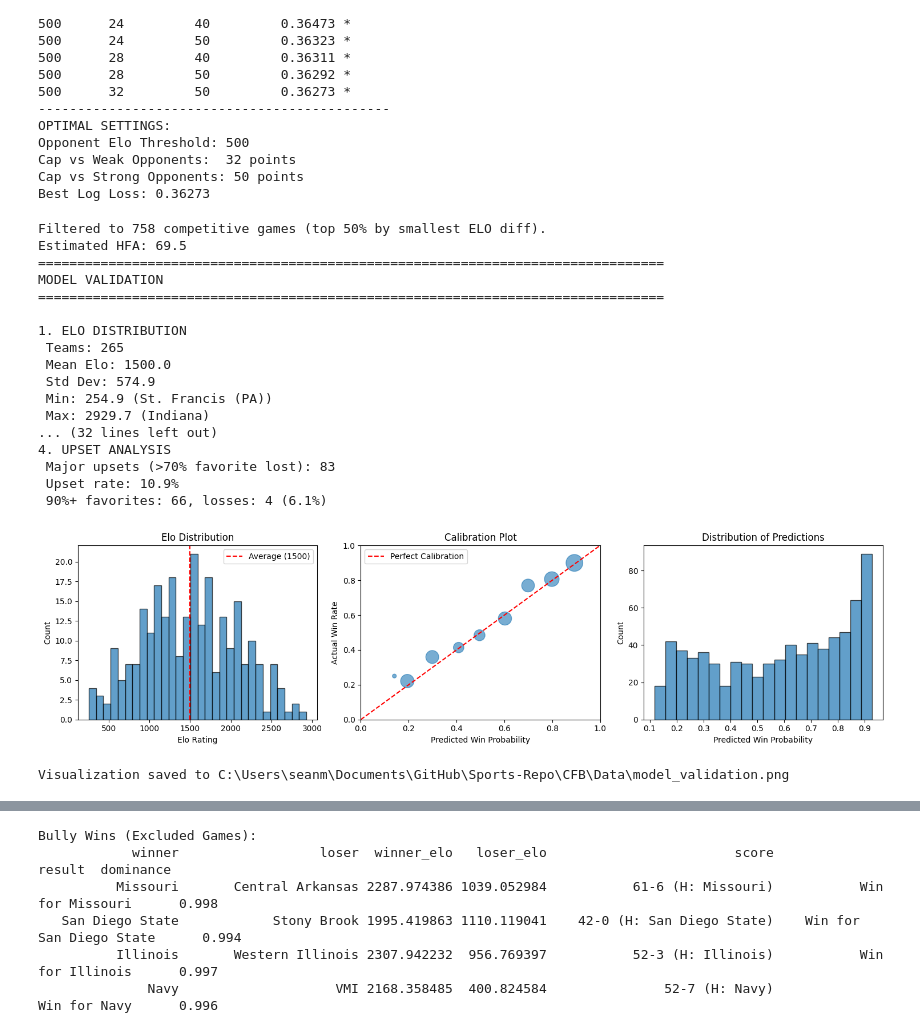
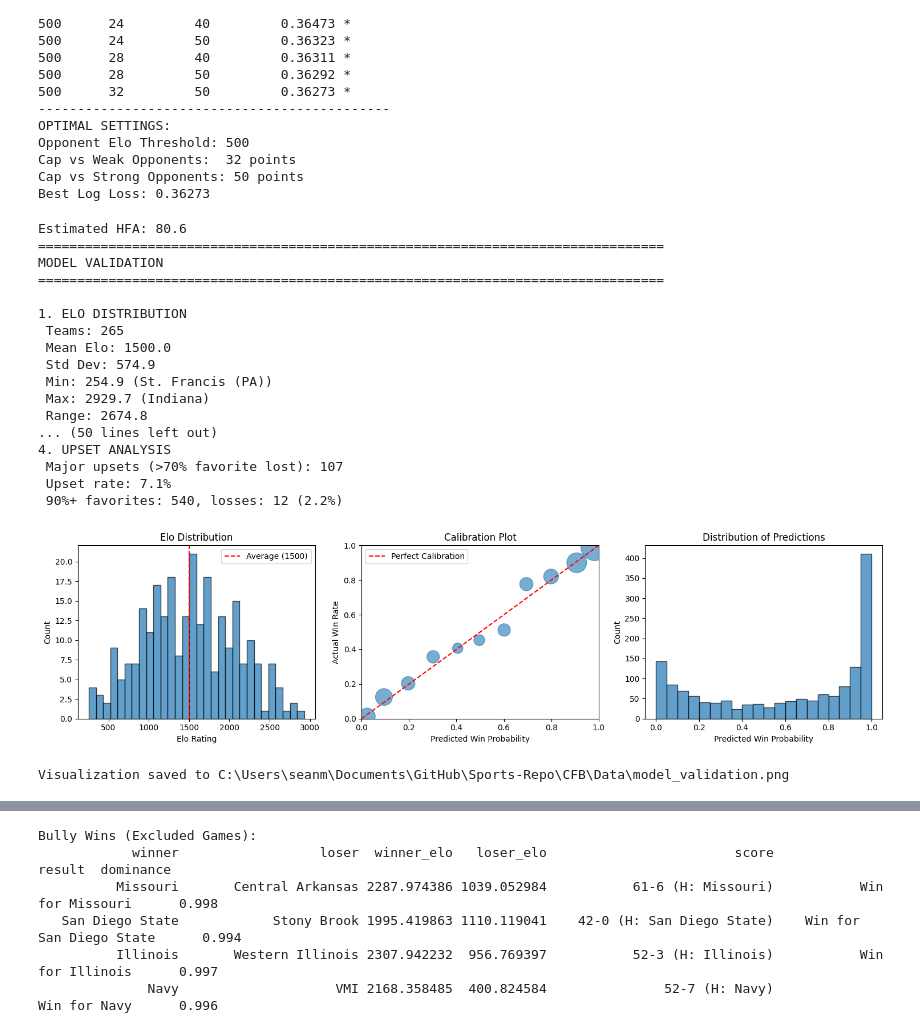
Before and after one commit to sohnmeiss/Sports-Repo, a Jupyter notebook: CFB/SRC/Total Game Stats 2025 v2.ipynb, the cells around one changed output, grey strips where cells are left out. Drawn from its saved outputs; the diff is of its cells as text; code cells hidden in the pictures.

```diff
--- a/CFB/SRC/Total Game Stats 2025 v2.ipynb
+++ b/CFB/SRC/Total Game Stats 2025 v2.ipynb
@@ -911,8 +915,8 @@ if 'startDate' in df_games.columns:
     df_games['startDate'] = pd.to_datetime(df_games['startDate'])
 
 # ENTER GAME TO ANALYZE
-team_of_interest = 'Alabama'
-opponent_of_interest = 'Georgia'
+team_of_interest = 'Miami'
+opponent_of_interest = 'Louisville'
 game_number = 1 # Which occurrence (1 = first meeting, 2 = second meeting, etc.)
 
 # Find the game row
@@ -1612,11 +1616,6 @@ teams_out = f'{data_path}\\cfb_elo_rankings_2025.csv'
 # Load Data
 df_games = pd.read_csv(games_out)
 df_teams = pd.read_csv(teams_out)
-
-# Filter to top 50% competitive games (smallest ELO differences)
-df_games['elo_diff'] = abs(df_games['home_elo'] - df_games['away_elo'])
-df_games = df_games.sort_values('elo_diff').head(int(len(df_games) * 0.5)).copy()
-print(f"Filtered to {len(df_games)} competitive games (top 50% by smallest ELO diff).")
 
 # Recalculate HFA from df_games (matches original pre-flight calculation)
 home_acts = []
@@ -1675,6 +1674,50 @@ for _, row in df_games.iterrows():
 print(f" Games: {total}")
 print(f" Correct predictions: {correct}")
 print(f" Accuracy: {correct/total:.1%}")
+
+# -----------------------------------------------------------------------------
+# 2b. SAVE GAME-BY-GAME PREDICTIONS
+# -----------------------------------------------------------------------------
+
+# Build predictions dataframe
+pred_df = df_games[['startDate', 'homeTeam', 'awayTeam', 'homePoints', 'awayPoints',
+                     'home_elo', 'away_elo', 'neutralSite', 'dominance']].copy()
+
+pred_df['pred_home_win_prob'] = [p for p, a in predictions]
+pred_df['actual_home_win'] = [a for p, a in predictions]
+pred_df['predicted_winner'] = pred_df.apply(
+    lambda row: row['homeTeam'] if row['pred_home_win_prob'] > 0.5 else row['awayTeam'], axis=1
+)
+pred_df['actual_winner'] = pred_df.apply(
+    lambda row: row['homeTeam'] if row['homePoints'] > row['awayPoints'] else row['awayTeam'], axis=1
+)
+pred_df['correct'] = pred_df['predicted_winner'] == pred_df['actual_winner']
+pred_df['prediction_error'] = abs(pred_df['pred_home_win_prob'] - pred_df['actual_home_win'])
+pred_df['surprise_factor'] = pred_df.apply(
+    lambda row: row['pred_home_win_prob'] if row['actual_home_win'] == 0 else (1 - row['pred_home_win_prob']), axis=1
+)
+
+# Sort by surprise factor (biggest upsets first)
+pred_df = pred_df.sort_values('surprise_factor', ascending=False)
+
+# Save to CSV
+pred_df.to_csv(f'{data_path}\\cfb_predictions_2025.csv', index=False)
+print(f"\nGame-by-game predictions saved to {data_path}\\cfb_predictions_2025.csv")
+
+# Show biggest upsets
+print(f"\nTop 10 Biggest Upsets:")
+print(f"{'Date':<12} {'Winner':<20} {'Loser':<20} {'Score':<10} {'Upset Prob':>10}")
+print("-" * 75)
+for _, row in pred_df.head(10).iterrows():
+    winner = row['actual_winner']
+    loser = row['homeTeam'] if winner == row['awayTeam'] else row['awayTeam']
+    if row['homePoints'] > row['awayPoints']:
+        score = f"{int(row['homePoints'])}-{int(row['awayPoints'])}"
+    else:
+        score = f"{int(row['awayPoints'])}-{int(row['homePoints'])}"
+    date_str = str(row['startDate'])[:10] if pd.notna(row['startDate']) else "N/A"
+    print(f"{date_str:<12} {winner:<20} {loser:<20} {score:<10} {row['surprise_factor']:>10.1%}")
+
 # -----------------------------------------------------------------------------
 # 3. CALIBRATION ANALYSIS
 # -----------------------------------------------------------------------------
@@ -1700,6 +1743,12 @@ for bucket in sorted(buckets.keys()):
     print(f" {bucket:<10.1f} {b['count']:<8} {pred_avg:<10.3f} {actual_avg:<12.3f} {diff:>+.3f}")
 mean_cal_error = sum(calibration_errors) / total
 print(f"\n Mean Calibration Error: {mean_cal_error:.3f}")
+# Log loss (better metric than calibration for small samples)
+log_loss_val = -np.mean([
+    actual * np.log(pred + 1e-10) + (1 - actual) * np.log(1 - pred + 1e-10)
+    for pred, actual in predictions
+])
+print(f"Log Loss: {log_loss_val:.4f}")
 # -----------------------------------------------------------------------------
 # 4. UPSET ANALYSIS
 # -----------------------------------------------------------------------------
@@ -1729,40 +1778,40 @@ counts = [buckets[b]['count'] for b in bucket_centers]
 axes[1].scatter(pred_avgs, actual_avgs, s=[c*3 for c in counts], alpha=0.6)
 axes[1].plot([0, 1], [0, 1], 'r--', label='Perfect Calibration')
 axes[1].set_xlabel('Predicted Win Probability')
 axes[1].set_ylabel('Actual Win Rate')
 axes[1].set_title('Calibration Plot')
 axes[1].legend()
 axes[1].set_xlim(0, 1)
 axes[1].set_ylim(0, 1)
 # Prediction distribution
 pred_probs = [p for p, a in predictions]
 axes[2].hist(pred_probs, bins=20, edgecolor='black', alpha=0.7)
 axes[2].set_xlabel('Predicted Win Probability')
 axes[2].set_ylabel('Count')
 axes[2].set_title('Distribution of Predictions')
 plt.tight_layout()
 plt.savefig(f'{data_path}\\model_validation.png', dpi=150)
 plt.show()
 print(f"\nVisualization saved to {data_path}\\model_validation.png")
 # %% [output]
-Filtered to 758 competitive games (top 50% by smallest ELO diff).
-Estimated HFA: 69.5
+Estimated HFA: 80.6
 ================================================================================
 MODEL VALIDATION
 ================================================================================
 
 1. ELO DISTRIBUTION
  Teams: 265
  Mean Elo: 1500.0
  Std Dev: 574.9
  Min: 254.9 (St. Francis (PA))
  Max: 2929.7 (Indiana)
-... (32 lines left out)
+ Range: 2674.8
+... (50 lines left out)
 4. UPSET ANALYSIS
- Major upsets (>70% favorite lost): 83
- Upset rate: 10.9%
- 90%+ favorites: 66, losses: 4 (6.1%)
+ Major upsets (>70% favorite lost): 107
+ Upset rate: 7.1%
+ 90%+ favorites: 540, losses: 12 (2.2%)
-[figure, old version]
+[figure, new version]
 Visualization saved to C:\Users\seanm\Documents\GitHub\Sports-Repo\CFB\Data\model_validation.png
 # %%
 import pandas as pd
```
Also changed, not shown: parts of 6 cells of this notebook, 22 other files.
